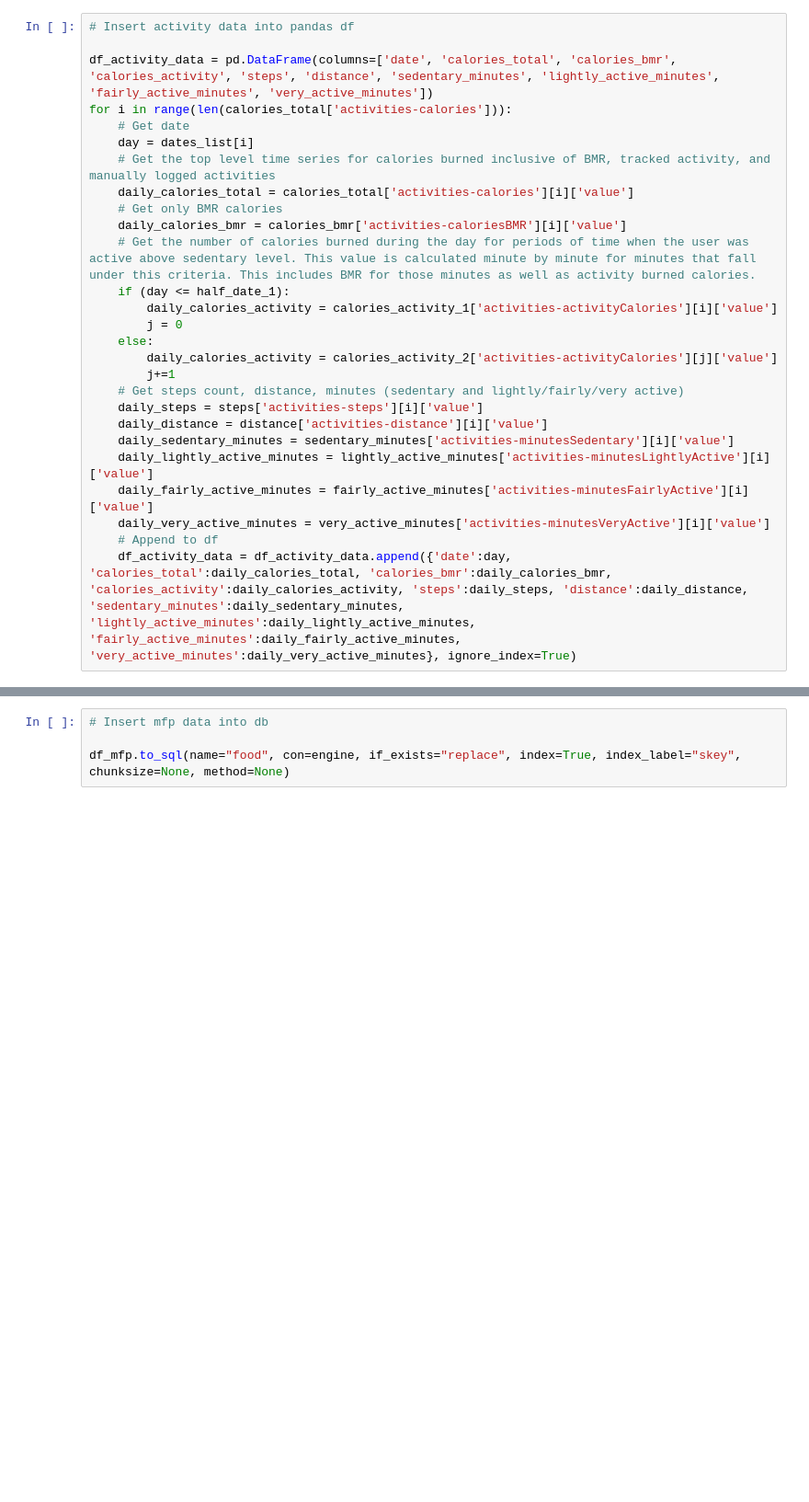
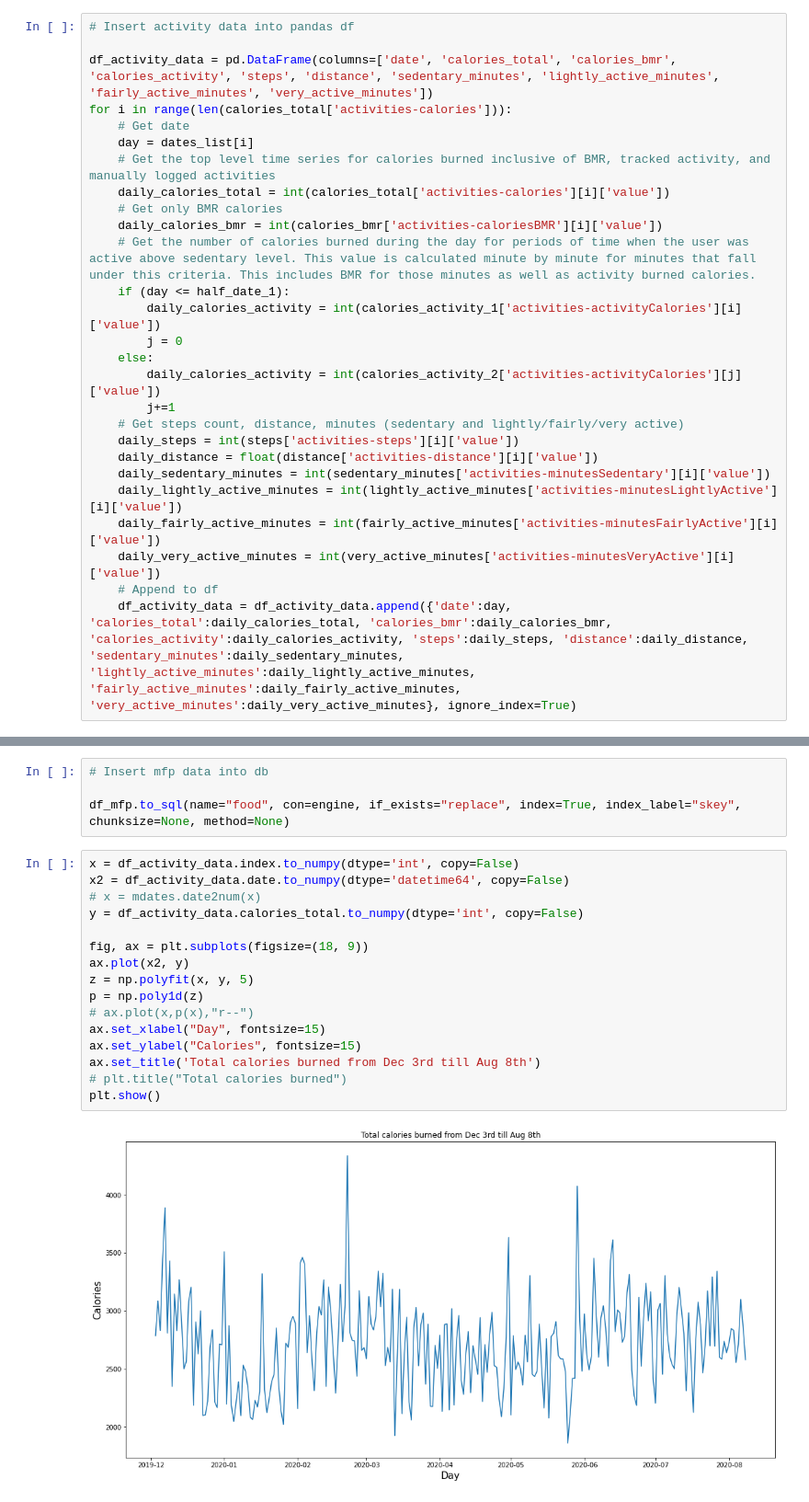
Before and after one commit to MaciejoG/my-fitbit, a Jupyter notebook: my_app.ipynb, the cells around one changed output, grey strips where cells are left out. Shown at 92% size. Cells and saved outputs as stored; diff of their text form; blank space fills up the shorter version.

```diff
--- a/my_app.ipynb
+++ b/my_app.ipynb
@@ -85,23 +87,23 @@ for i in range(len(calories_total['activities-calories'])):
     # Get date
     day = dates_list[i]
     # Get the top level time series for calories burned inclusive of BMR, tracked activity, and manually logged activities
-    daily_calories_total = calories_total['activities-calories'][i]['value']
+    daily_calories_total = int(calories_total['activities-calories'][i]['value'])
     # Get only BMR calories
-    daily_calories_bmr = calories_bmr['activities-caloriesBMR'][i]['value']
+    daily_calories_bmr = int(calories_bmr['activities-caloriesBMR'][i]['value'])
     # Get the number of calories burned during the day for periods of time when the user was active above sedentary level. This value is calculated minute by minute for minutes that fall under this criteria. This includes BMR for those minutes as well as activity burned calories.
     if (day <= half_date_1):
-        daily_calories_activity = calories_activity_1['activities-activityCalories'][i]['value']
+        daily_calories_activity = int(calories_activity_1['activities-activityCalories'][i]['value'])
         j = 0
     else:
-        daily_calories_activity = calories_activity_2['activities-activityCalories'][j]['value']
+        daily_calories_activity = int(calories_activity_2['activities-activityCalories'][j]['value'])
         j+=1
     # Get steps count, distance, minutes (sedentary and lightly/fairly/very active)
-    daily_steps = steps['activities-steps'][i]['value']
-    daily_distance = distance['activities-distance'][i]['value']
-    daily_sedentary_minutes = sedentary_minutes['activities-minutesSedentary'][i]['value']
-    daily_lightly_active_minutes = lightly_active_minutes['activities-minutesLightlyActive'][i]['value']
-    daily_fairly_active_minutes = fairly_active_minutes['activities-minutesFairlyActive'][i]['value']
-    daily_very_active_minutes = very_active_minutes['activities-minutesVeryActive'][i]['value']
+    daily_steps = int(steps['activities-steps'][i]['value'])
+    daily_distance = float(distance['activities-distance'][i]['value'])
+    daily_sedentary_minutes = int(sedentary_minutes['activities-minutesSedentary'][i]['value'])
+    daily_lightly_active_minutes = int(lightly_active_minutes['activities-minutesLightlyActive'][i]['value'])
+    daily_fairly_active_minutes = int(fairly_active_minutes['activities-minutesFairlyActive'][i]['value'])
+    daily_very_active_minutes = int(very_active_minutes['activities-minutesVeryActive'][i]['value'])
     # Append to df
     df_activity_data = df_activity_data.append({'date':day, 'calories_total':daily_calories_total, 'calories_bmr':daily_calories_bmr, 'calories_activity':daily_calories_activity, 'steps':daily_steps, 'distance':daily_distance, 'sedentary_minutes':daily_sedentary_minutes, 'lightly_active_minutes':daily_lightly_active_minutes, 'fairly_active_minutes':daily_fairly_active_minutes, 'very_active_minutes':daily_very_active_minutes}, ignore_index=True)
 # %%
@@ -326,3 +328,21 @@ for day in dates_list:
 # Insert mfp data into db
 
 df_mfp.to_sql(name="food", con=engine, if_exists="replace", index=True, index_label="skey", chunksize=None, method=None)
+# %%
+x = df_activity_data.index.to_numpy(dtype='int', copy=False)
+x2 = df_activity_data.date.to_numpy(dtype='datetime64', copy=False)
+# x = mdates.date2num(x)
+y = df_activity_data.calories_total.to_numpy(dtype='int', copy=False)
+
+fig, ax = plt.subplots(figsize=(18, 9))
+ax.plot(x2, y)
+z = np.polyfit(x, y, 5)
+p = np.poly1d(z)
+# ax.plot(x,p(x),"r--")
+ax.set_xlabel("Day", fontsize=15)
+ax.set_ylabel("Calories", fontsize=15)
+ax.set_title('Total calories burned from Dec 3rd till Aug 8th')
+# plt.title("Total calories burned")
+plt.show()
+# %% [output]
+[figure, added]
```
Also changed, not shown: parts of 4 cells of this notebook.
